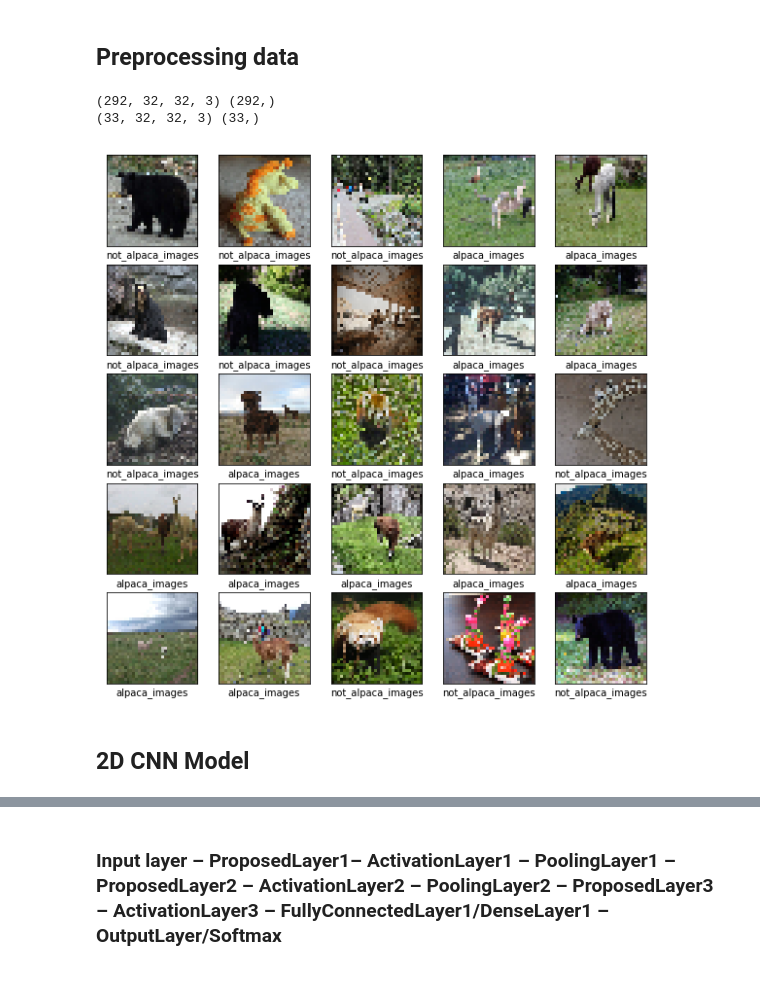
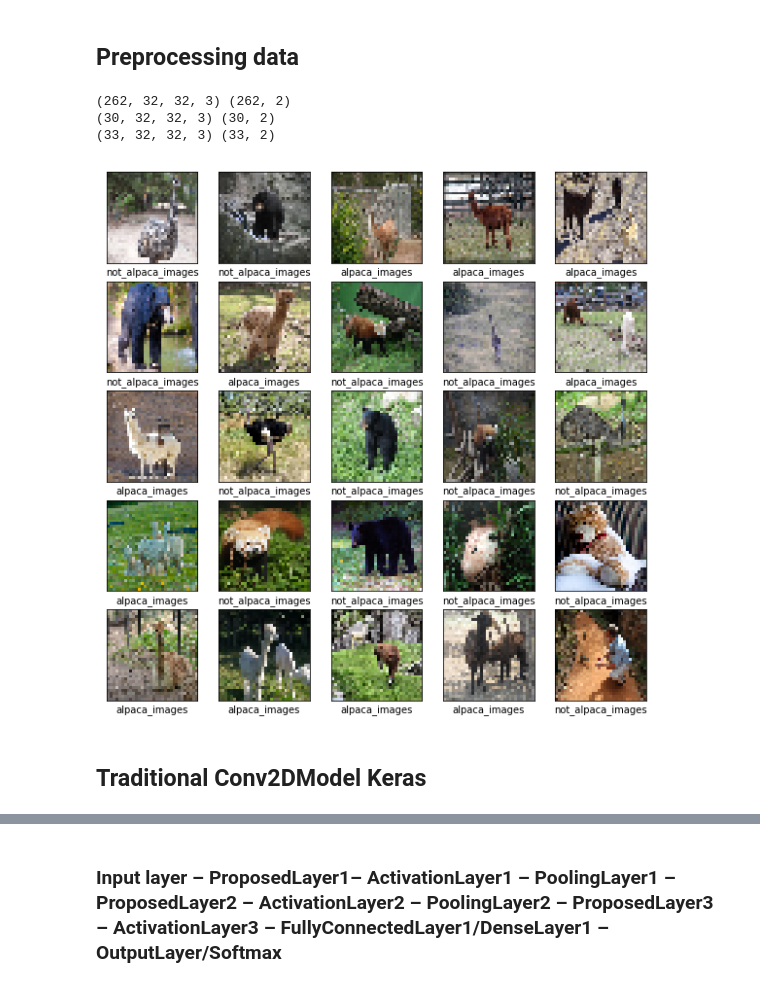
Before and after one commit to Zhejing-Chin/CS_RTAI_Assignment2, a Jupyter notebook: Assignment2_v2_r1.ipynb, the cells around one changed output, grey strips where cells are left out. Saved outputs shown, nothing was run; the diff lists cells and outputs as text; code cells hidden in the pictures.

Commit message:
update proposed model

```diff
--- a/Assignment2_v2_r1.ipynb
+++ b/Assignment2_v2_r1.ipynb
@@ -64,35 +68,38 @@ not_alpaca_images = np.asarray(not_alpaca_images) / 255.
 X = np.concatenate((alpaca_images, not_alpaca_images), axis=0) # X.shape=(325, 300, 300, 3)
 
 # 0 -> alpaca_images, 1-> not_alpaca_images
-y = np.concatenate((np.zeros(alpaca_images.shape[0], dtype=int),  # y.shape=(325,)
+y = keras.utils.to_categorical(np.concatenate((np.zeros(alpaca_images.shape[0], dtype=int),  # y.shape=(325,)
                     np.ones(not_alpaca_images.shape[0], dtype=int)),
-                   axis=0)
+                   axis=0))
 # %%
 X_train, X_test, y_train, y_test = train_test_split(X, y, test_size=0.1, random_state=42)
+X_train, X_val, y_train, y_val = train_test_split(X_train, y_train, test_size=0.1, random_state=42)
 
 print(X_train.shape, y_train.shape)
+print(X_val.shape, y_val.shape)
 print(X_test.shape, y_test.shape)
 # %% [output]
-(292, 32, 32, 3) (292,)
-(33, 32, 32, 3) (33,)
+(262, 32, 32, 3) (262, 2)
+(30, 32, 32, 3) (30, 2)
+(33, 32, 32, 3) (33, 2)
 # %%
 class_names = ['alpaca_images', 'not_alpaca_images']
 
 plt.figure(figsize=(10,10))
 for i in range(25):
     plt.subplot(5,5,i+1)
     plt.xticks([])
     plt.yticks([])
     plt.grid(False)
     plt.imshow(X_train[i])
     # The CIFAR labels happen to be arrays,
     # which is why you need the extra index
-    plt.xlabel(class_names[int(y_train[i])])
+    plt.xlabel(class_names[int(np.argmax(y_train[i]))])
 plt.show()
 # %% [output]
-[figure, old version]
+[figure, new version]
 # %% [markdown]
-## 2D CNN Model
+## Traditional Conv2DModel Keras
 # %%
 cnn2d = keras.Sequential((
     # input layer
```
Also changed, not shown: parts of 30 cells of this notebook.
